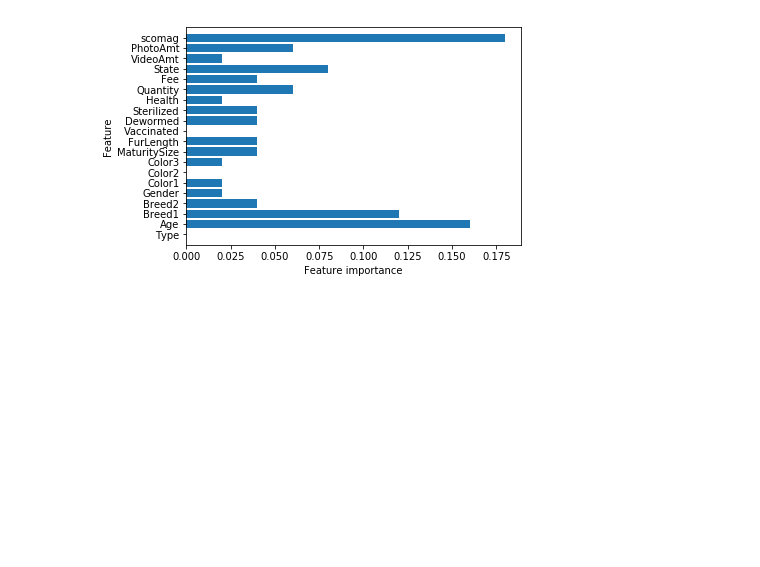
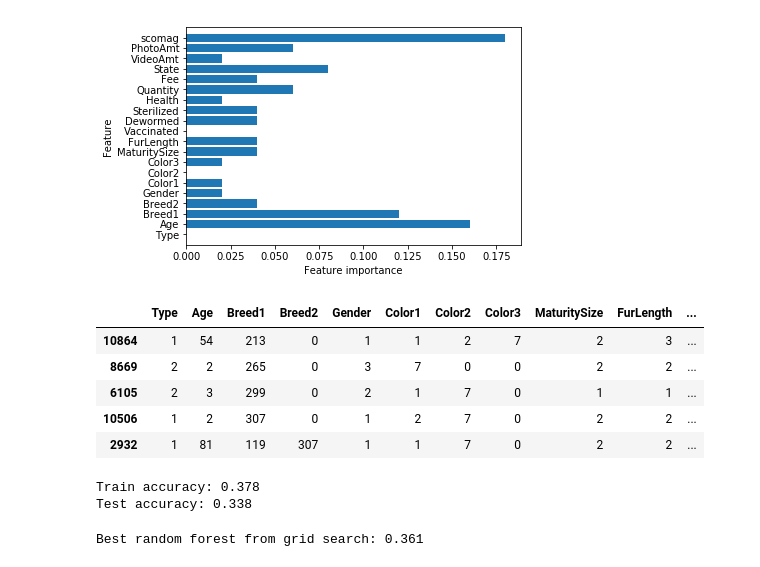
Before and after one commit to wgrh12/predict-adoption-by-description, a Jupyter notebook: predict_adoption_speed_020419.ipynb, the cells around one changed output. Cells and saved outputs as stored; diff of their text form; code cells hidden in the pictures; blank space fills up the shorter version.

```diff
--- a/predict_adoption_speed_020419.ipynb
+++ b/predict_adoption_speed_020419.ipynb
@@ -151,3 +151,12 @@ plot_feature_importances(gbrt)
 plot_feature_importances(ada)
 # %% [output]
 [figure]
+# %%
+X_train.head()
+# %% [output]
+|  | Type | Age | Breed1 | Breed2 | Gender | Color1 | Color2 | Color3 | MaturitySize | FurLength | ... |
+| 10864 | 1 | 54 | 213 | 0 | 1 | 1 | 2 | 7 | 2 | 3 | ... |
+| 8669 | 2 | 2 | 265 | 0 | 3 | 7 | 0 | 0 | 2 | 2 | ... |
+| 6105 | 2 | 3 | 299 | 0 | 2 | 1 | 7 | 0 | 1 | 1 | ... |
+| 10506 | 1 | 2 | 307 | 0 | 1 | 2 | 7 | 0 | 2 | 2 | ... |
+| 2932 | 1 | 81 | 119 | 307 | 1 | 1 | 7 | 0 | 2 | 2 | ... |
@@ -153,0 +196,20 @@ plot_feature_importances(ada)
+# %%
+clf.fit(X_train, y_train)
+print("Train accuracy: %.3f" % clf.score(X_train, y_train))
+print("Test accuracy: %.3f" % clf.score(X_test, y_test))
+# %% [output]
+Train accuracy: 0.378
+Test accuracy: 0.338
+# %%
+param_grid = {
+    'preprocessor__num__imputer__strategy': ['mean', 'median'],
+    'classifier__max_depth': [1, 2, 3, 5, 8],
+}
+
+grid_search = GridSearchCV(clf, param_grid, cv=10, iid=False)
+grid_search.fit(X_train, y_train)
+
+print(("Best random forest from grid search: %.3f"
+       % grid_search.score(X_test, y_test)))
+# %% [output]
+Best random forest from grid search: 0.361
```
Also changed, not shown: parts of 3 cells of this notebook.
